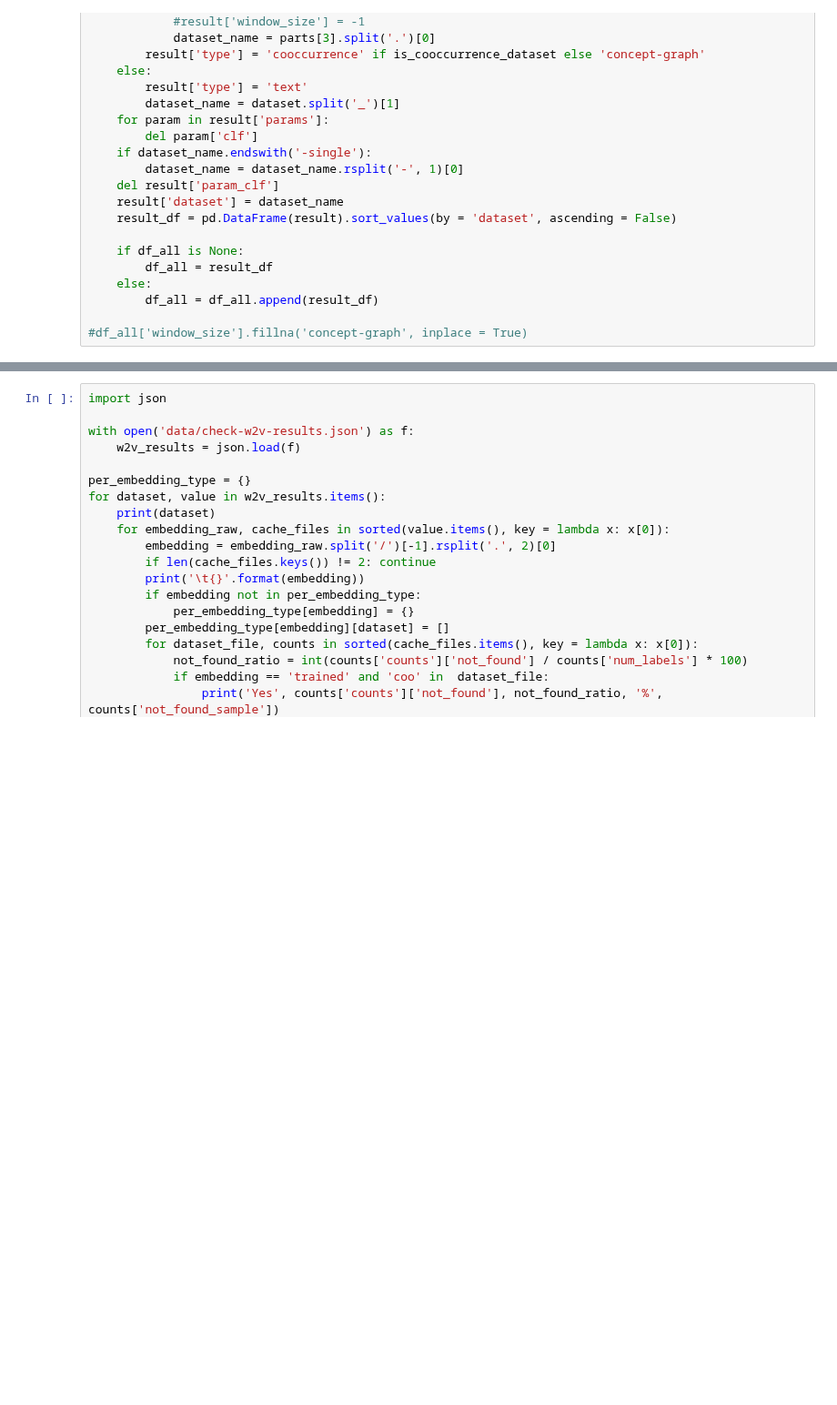
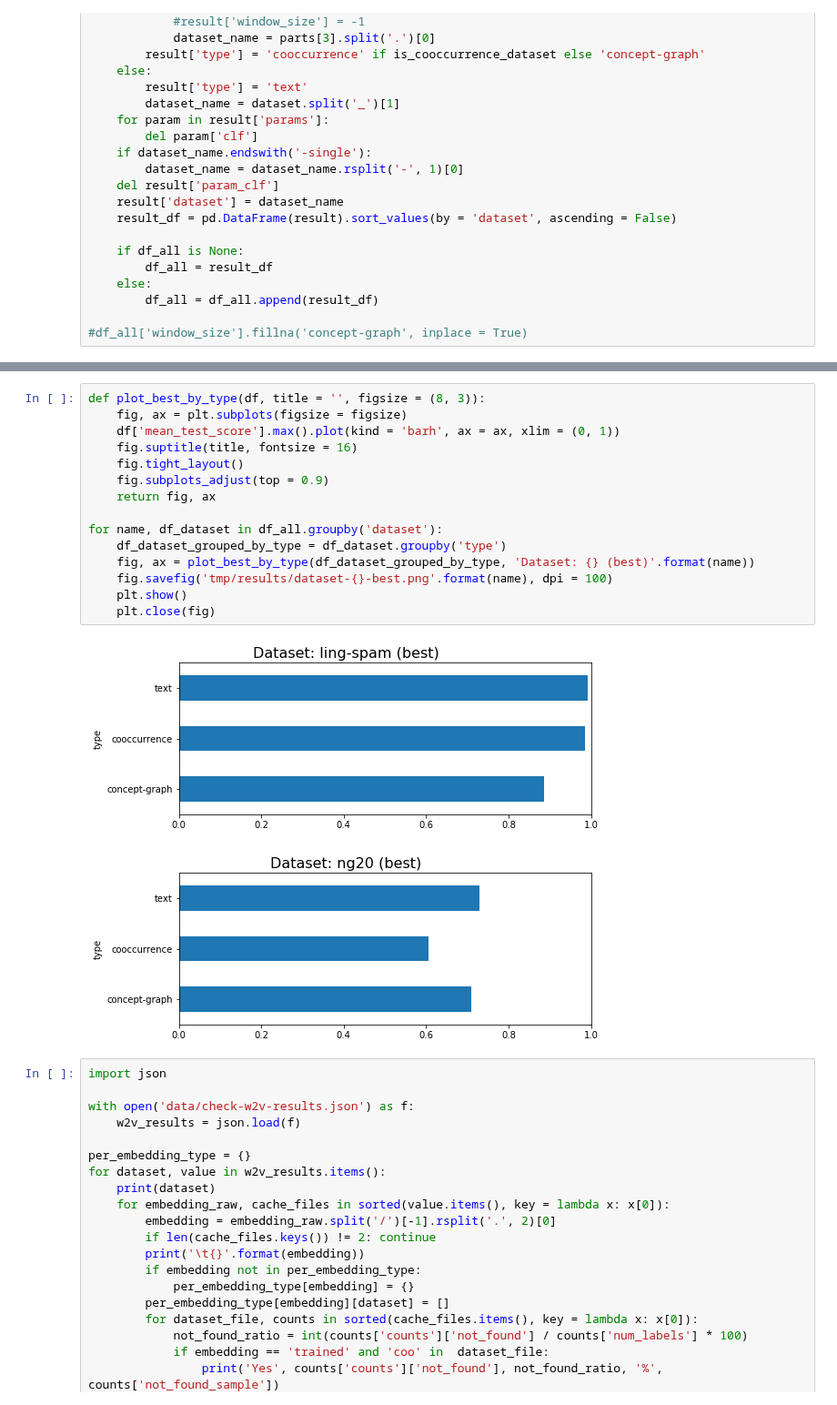
Before and after one commit to davidgengenbach/bachelor-thesis, a Jupyter notebook: code/statistics.ipynb, the cells around one changed output, grey strips where cells are left out. Shown at 91% size. Cells and saved outputs as stored; diff of their text form; blank space fills up the shorter version.

Commit message:
Added more results

```diff
--- a/code/statistics.ipynb
+++ b/code/statistics.ipynb
@@ -106,6 +105,24 @@ for name, df_dataset in df_all.groupby('dataset'):
 [figure]
 [figure]
 [figure]
+# %%
+def plot_best_by_type(df, title = '', figsize = (8, 3)):
+    fig, ax = plt.subplots(figsize = figsize)
+    df['mean_test_score'].max().plot(kind = 'barh', ax = ax, xlim = (0, 1))
+    fig.suptitle(title, fontsize = 16)
+    fig.tight_layout()
+    fig.subplots_adjust(top = 0.9)
+    return fig, ax
+
+for name, df_dataset in df_all.groupby('dataset'):
+    df_dataset_grouped_by_type = df_dataset.groupby('type')
+    fig, ax = plot_best_by_type(df_dataset_grouped_by_type, 'Dataset: {} (best)'.format(name))
+    fig.savefig('tmp/results/dataset-{}-best.png'.format(name), dpi = 100)
+    plt.show()
+    plt.close(fig)
+# %% [output]
+[figure, added]
+[figure, added]
 # %%
 import json
 
```
Also changed, not shown: parts of 1 cell of this notebook, 5 other files.
